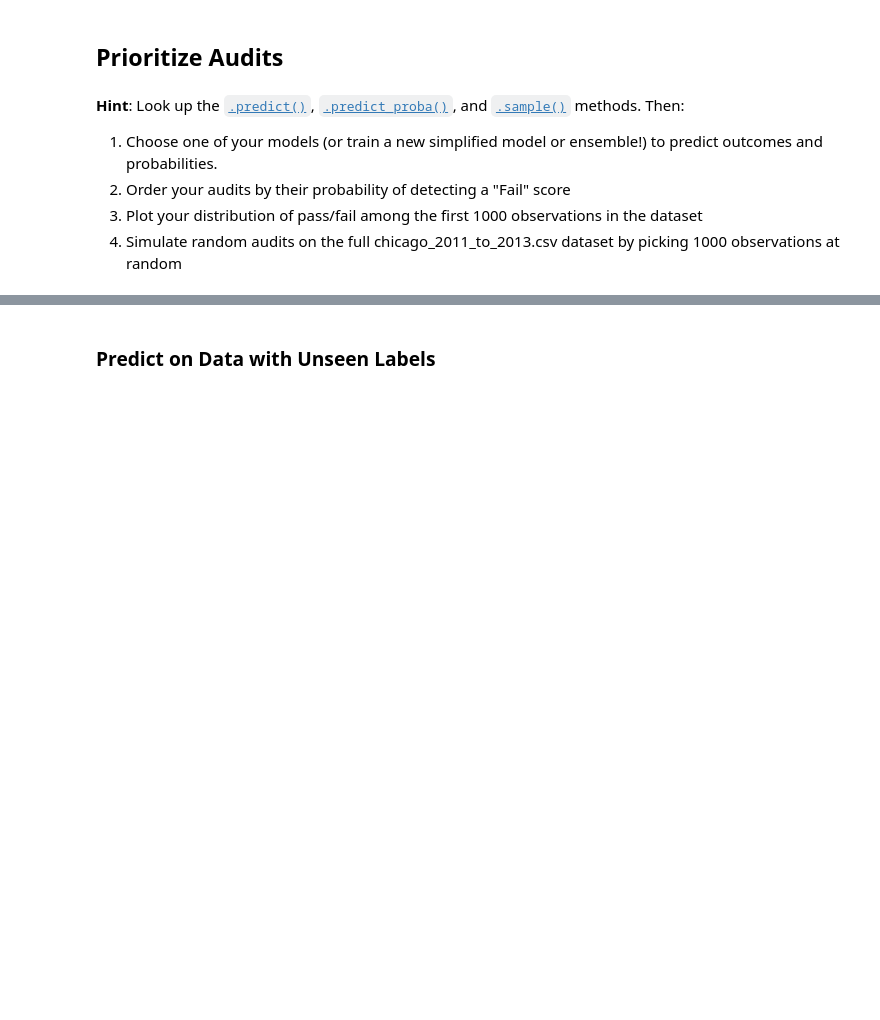
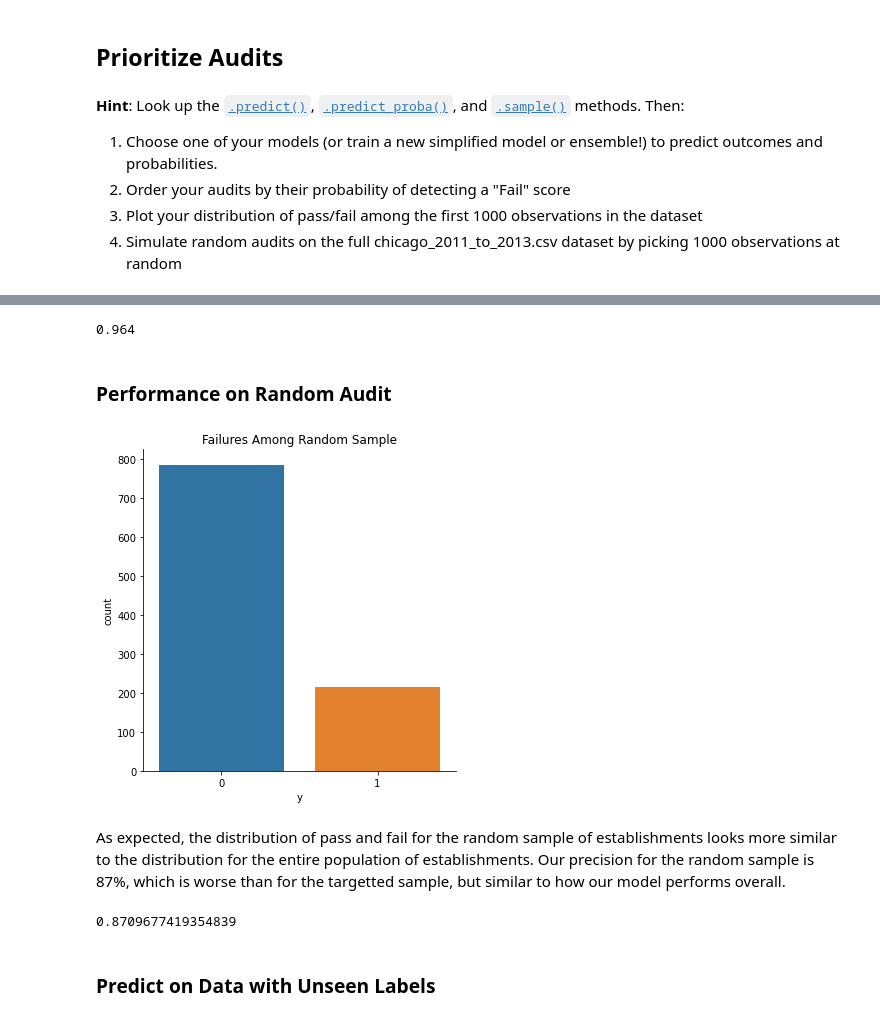
Before and after one commit to paulbsalamanca/CSS-Project-3-Team-6-Fall-2020, a Jupyter notebook: Project 3 Students.ipynb, the cells around one changed output, grey strips where cells are left out. Saved outputs shown, nothing was run; the diff lists cells and outputs as text; code cells hidden in the pictures; blank space fills up the shorter version.

```diff
--- a/Project 3 Students.ipynb
+++ b/Project 3 Students.ipynb
@@ -908,0 +938,22 @@ Then, conduct a simulation where you choose 1000 establishments to ran- domly au
+# %%
+precision = TP/(TP + FP)
+precision
+# %% [output]
+0.964
+# %% [markdown]
+### Performance on Random Audit
+# %%
+# take random sample of establishments
+random_sample = audit_df.sample(1000, replace = False)
+# %%
+# show distribution of pass and failuse for the sample
+sns.catplot(data = random_sample,
+           x = "y",
+           kind = "count")
+
+plt.title("Failures Among Random Sample")
+plt.show()
+# %% [output]
+[figure, added]
+# %% [markdown]
+As expected, the distribution of pass and fail for the random sample of establishments looks more similar to the distribution for the entire population of establishments. Our precision for the random sample is 87%, which is worse than for the targetted sample, but similar to how our model performs overall.
@@ -909,3 +980,8 @@ Then, conduct a simulation where you choose 1000 establishments to ran- domly au
+# %%
+precision = TP/(TP + FP)
+precision
+# %% [output]
+0.8709677419354839
 # %% [markdown]
 ### Predict on Data with Unseen Labels
 # %%
```
Also changed, not shown: parts of 25 cells of this notebook.
